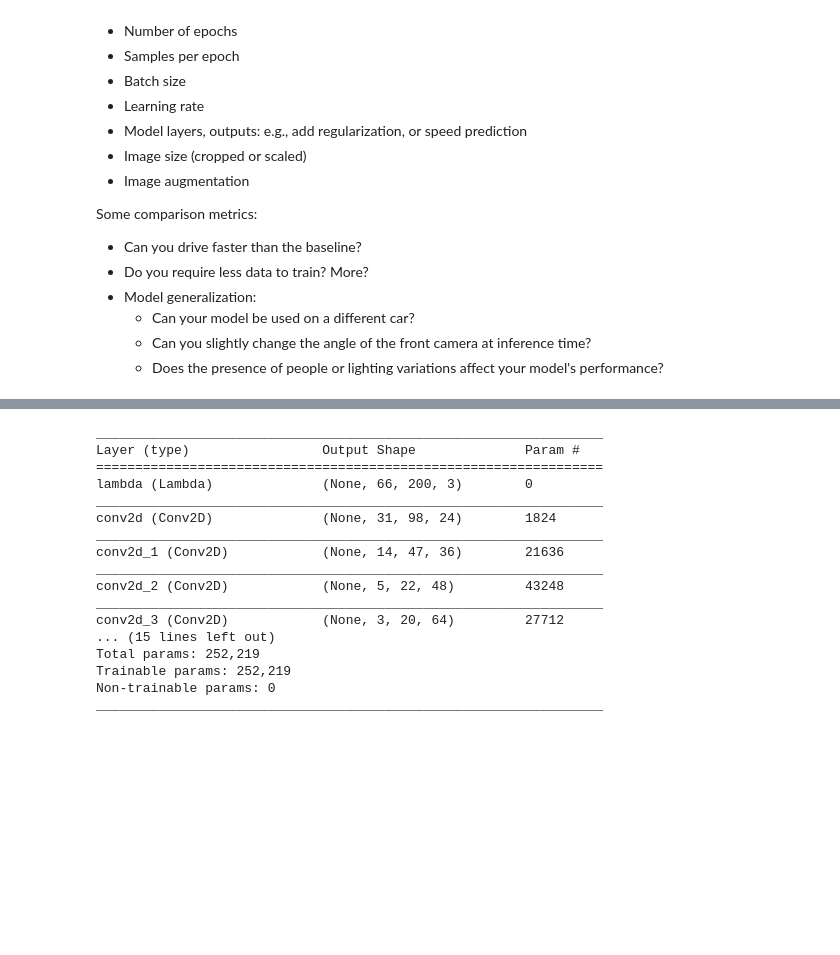
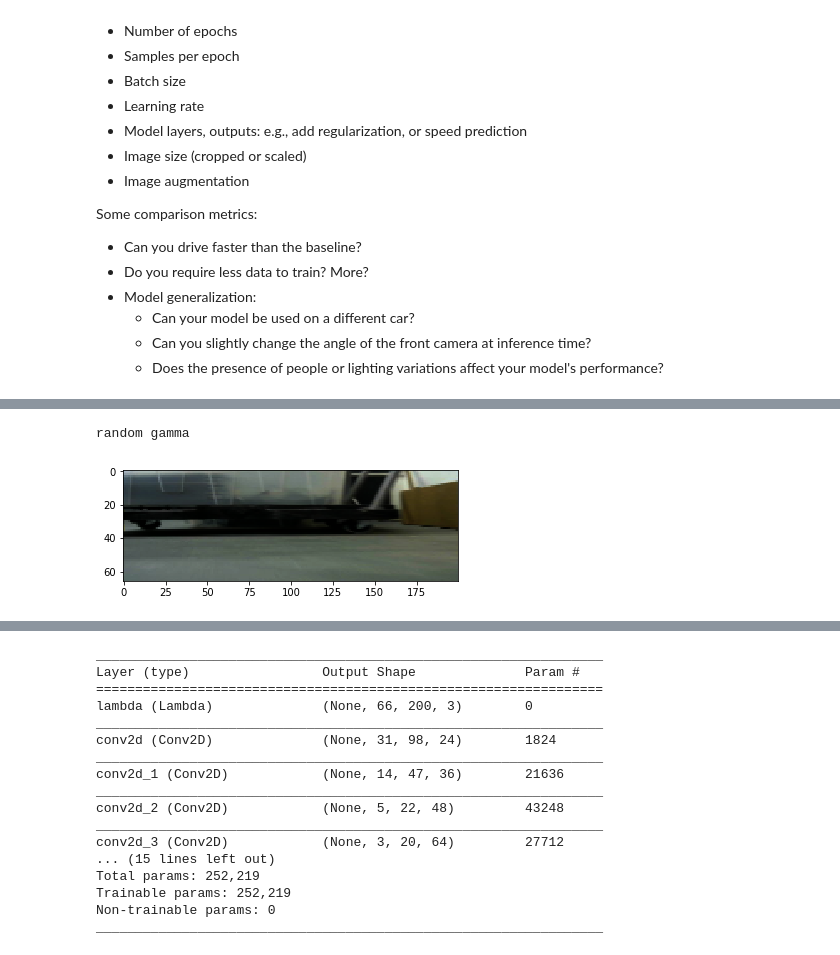
Before and after one commit to mmaz/imitation_learning_lab, a Jupyter notebook: train_RACECAR_pilotnet.ipynb, the cells around one changed output, grey strips where cells are left out. Saved outputs shown, nothing was run; the diff lists cells and outputs as text; code cells hidden in the pictures; blank space fills up the shorter version.

```diff
--- a/train_RACECAR_pilotnet.ipynb
+++ b/train_RACECAR_pilotnet.ipynb
@@ -122,3 +187,18 @@ fig.set_size_inches(15,5);
+# %%
+# augmentation
+q = np.copy(c)
+qbgr = cv.cvtColor(q, cv.COLOR_RGB2BGR)
+if np.random.random() < 0.5:
+    print("increasing brighness")
+    qbgr = increase_brightness(qbgr)
+else:
+    print("random gamma")
+    qbgr = perturb_gamma(qbgr)
+q = cv.cvtColor(qbgr, cv.COLOR_BGR2RGB)
+plt.imshow(q);
+# %% [output]
+random gamma
+[figure, added]
 # %%
 TEST_SIZE_FRACTION = 0.15
 SEED = 56709 #awoo
```
Also changed, not shown: parts of 16 cells of this notebook, 1 other file.
